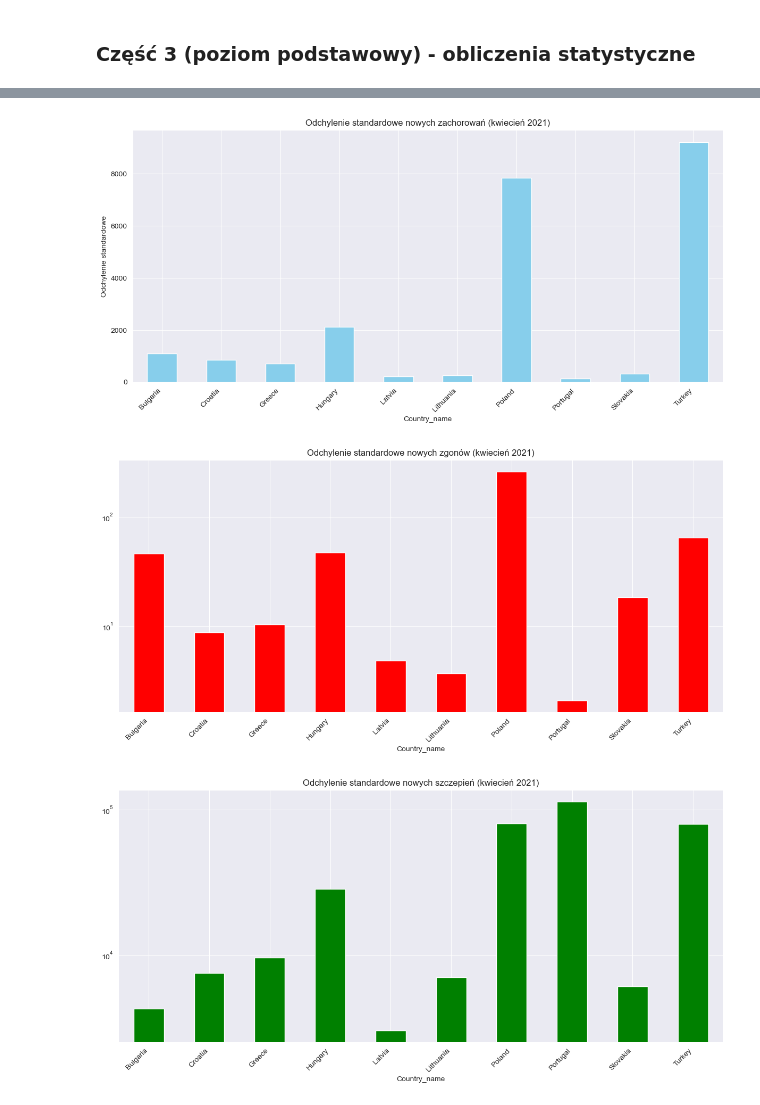
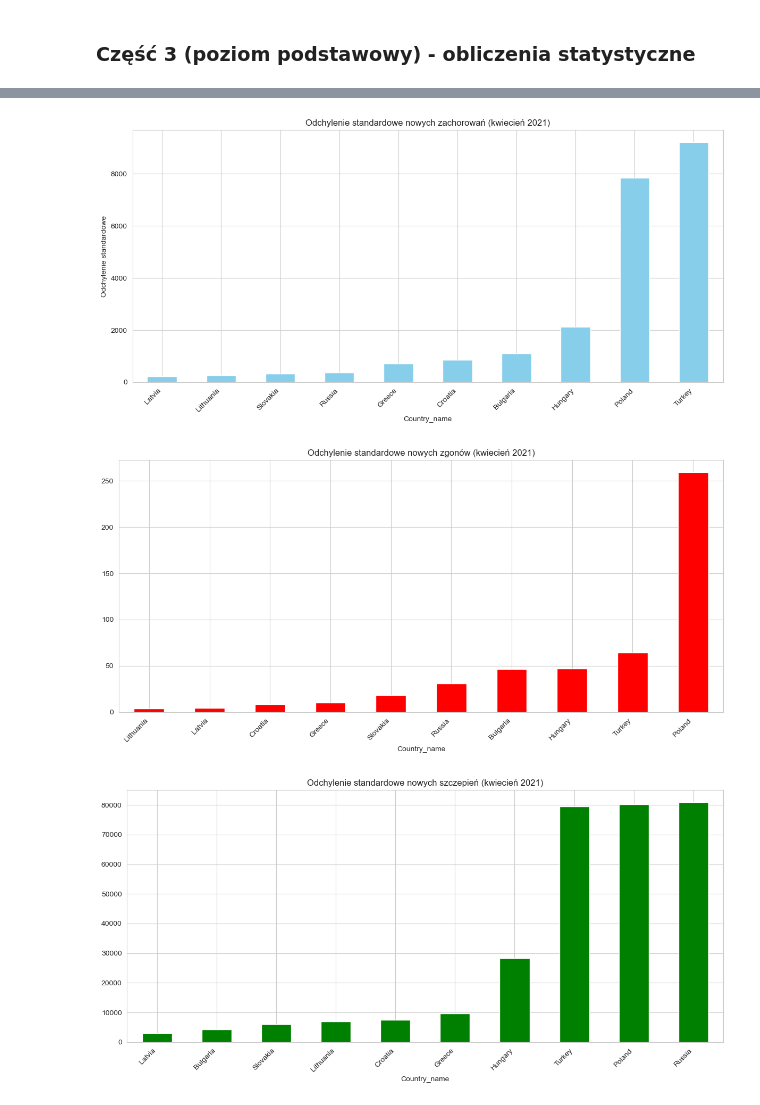
Before and after one commit to AbsZeroO/big-data, a Jupyter notebook: Poziom_2/Poziom2.ipynb, the cells around one changed output, grey strips where cells are left out. Cells and saved outputs as stored; diff of their text form; code cells hidden in the pictures.

```diff
--- a/Poziom_2/Poziom2.ipynb
+++ b/Poziom_2/Poziom2.ipynb
@@ -118,9 +146,10 @@ TODO:
 # %%
-countries = ["Portugal", "Lithuania", "Slovakia", "Latvia", "Greece", "Hungary",
-                      "Poland", "Croatia", "Bulgaria", "Turkey"]
+countries = ["Lithuania", "Slovakia", "Latvia", "Greece", "Hungary",
+                      "Poland", "Croatia", "Bulgaria", "Russia", "Turkey"]
 
 df_filtered = df_data[
     (df_data["Country_name"].isin(countries)) &
     (df_data["date"].str.startswith("2021-04"))]
 display (df_filtered)
+df_filtered.to_csv("out.csv")
 # %% [output]
@@ -249,35 +334,32 @@ plt.show()
 # %%
-# 3.2.1. Odchylenie standardowe nowych zachorowań
-confirmed = df_filtered.groupby("Country_name")["Total_confirmed_cases"].std()
-
+# 3.4.1. Odchylenie standardowe nowych zachorowań
+confirmed = df_filtered.groupby("Country_name")["Total_confirmed_cases"].std().sort_values()
 plt.figure(figsize=(12, 6))
 confirmed.plot(kind="bar", color="skyblue", figsize=(12, 6))
 plt.title("Odchylenie standardowe nowych zachorowań (kwiecień 2021)")
 plt.xticks(rotation=45, ha="right")
 plt.ylabel("Odchylenie standardowe")
 plt.tight_layout()
 plt.show()
 
-# 3.2.2. Odchylenie standardowe nowych zgonów
-deceased = df_filtered.groupby("Country_name")["Total_new_deceased"].std()
-
+# 3.4.2. Odchylenie standardowe nowych zgonów
+deceased = df_filtered.groupby("Country_name")["Total_new_deceased"].std().sort_values()
 plt.figure(figsize=(12, 6))
-deceased.plot(kind="bar", logy=True, color="red")
+deceased.plot(kind="bar", color="red")
 plt.title("Odchylenie standardowe nowych zgonów (kwiecień 2021)")
 plt.xticks(rotation=45, ha="right")
 plt.tight_layout()
 plt.show()
 
-# 3.2.3. Odchylenie standardowe nowych szczepień
-vaccinations = df_filtered.groupby("Country_name")["Total_new_vaccinations"].std()
-
+# 3.4.3. Odchylenie standardowe nowych szczepień
+vaccinations = df_filtered.groupby("Country_name")["Total_new_vaccinations"].std().sort_values()
 plt.figure(figsize=(12, 6))
-vaccinations.plot(kind="bar", logy=True, color="green")
+vaccinations.plot(kind="bar", color="green")
 plt.title("Odchylenie standardowe nowych szczepień (kwiecień 2021)")
 plt.xticks(rotation=45, ha="right")
 plt.tight_layout()
 plt.show()
 # %% [output]
-[figure, old version]
+[figure, new version]
-[figure, old version]
+[figure, new version]
-[figure, old version]
+[figure, new version]
```
Also changed, not shown: parts of 39 cells of this notebook.
